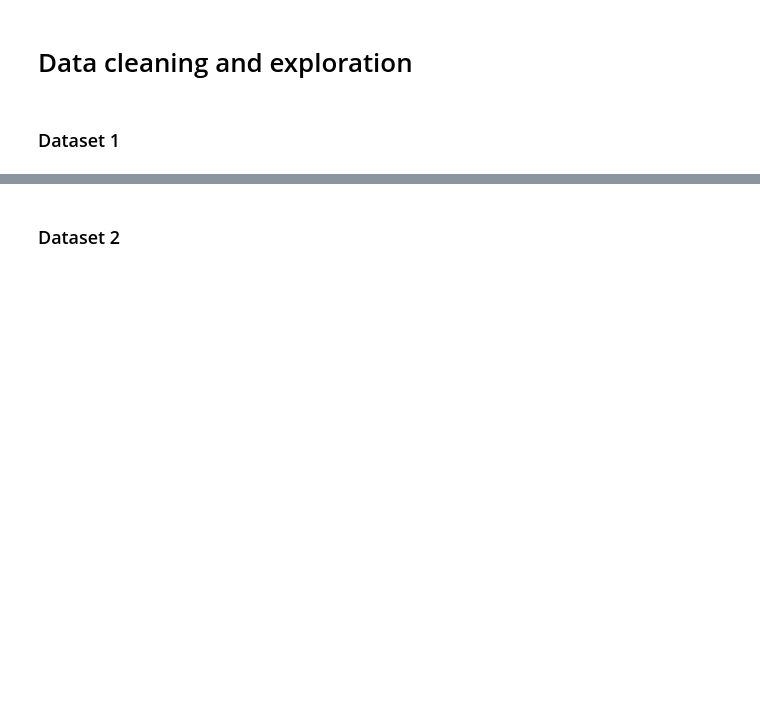
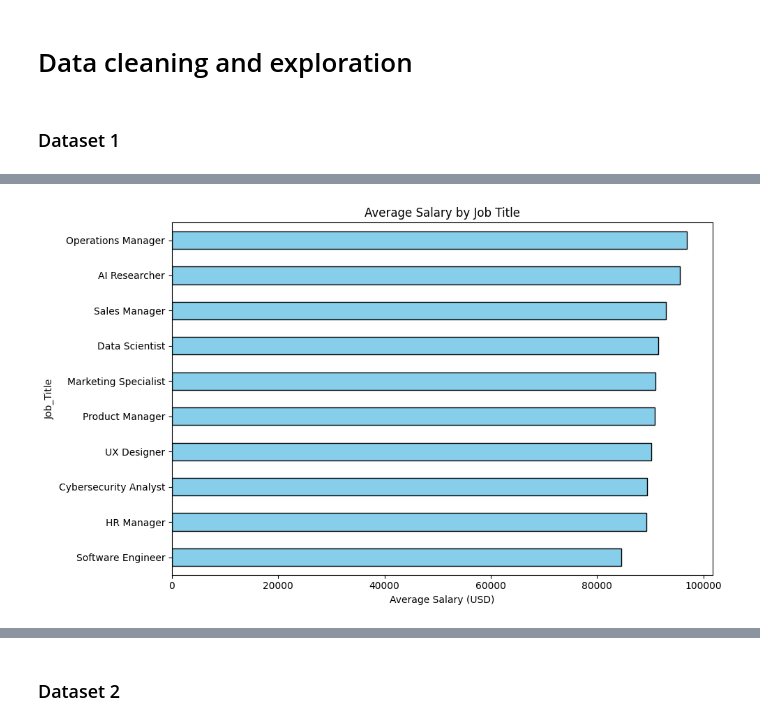
Before and after one commit to adrianapsay/math189finalproject, a Jupyter notebook: jessie.ipynb, the cells around one changed output, grey strips where cells are left out. Cells and saved outputs as stored; diff of their text form; code cells hidden in the pictures; blank space fills up the shorter version.

```diff
--- a/jessie.ipynb
+++ b/jessie.ipynb
@@ -31,0 +179,12 @@ AI_Job_Threat_Index.head()
+# %%
+mean_salary = AI_Powered_Job_Market.groupby('Job_Title')['Salary_USD'].mean().sort_values()
+
+# Create a horizontal bar chart
+plt.figure(figsize=(10, 6))
+mean_salary.plot(kind='barh', color='skyblue', edgecolor='black')
+plt.xlabel('Average Salary (USD)')
+plt.title('Average Salary by Job Title')
+plt.tight_layout()
+plt.show()
+# %% [output]
+[figure, added]
```
Also changed, not shown: parts of 20 cells of this notebook.
